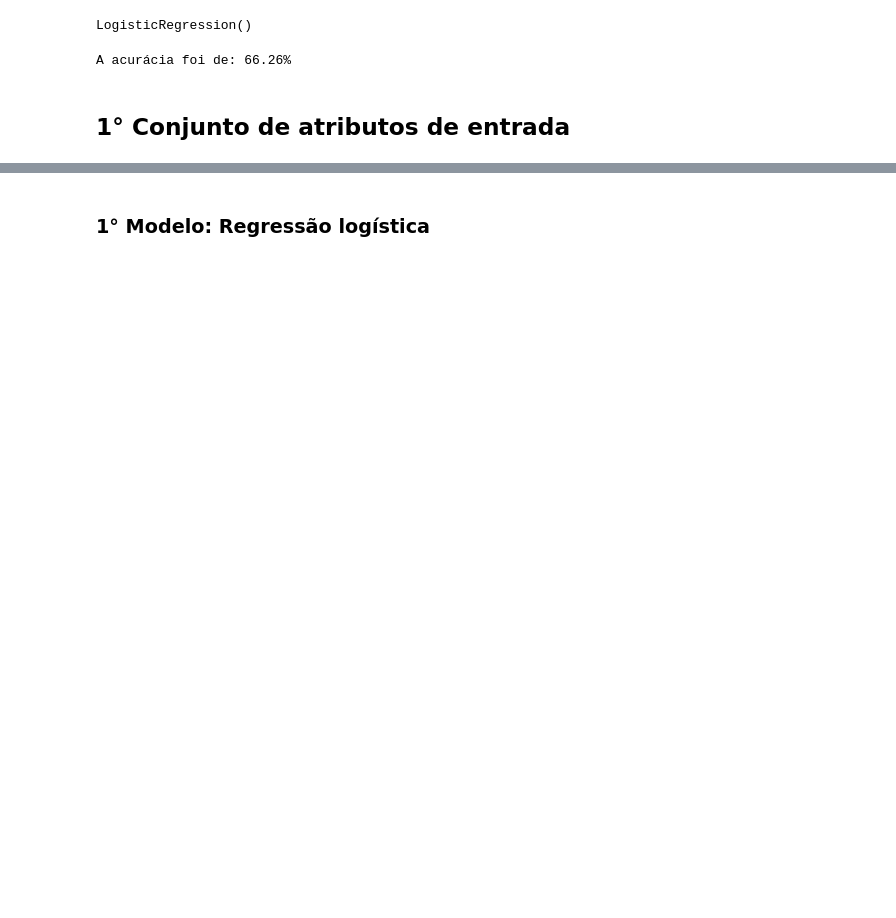
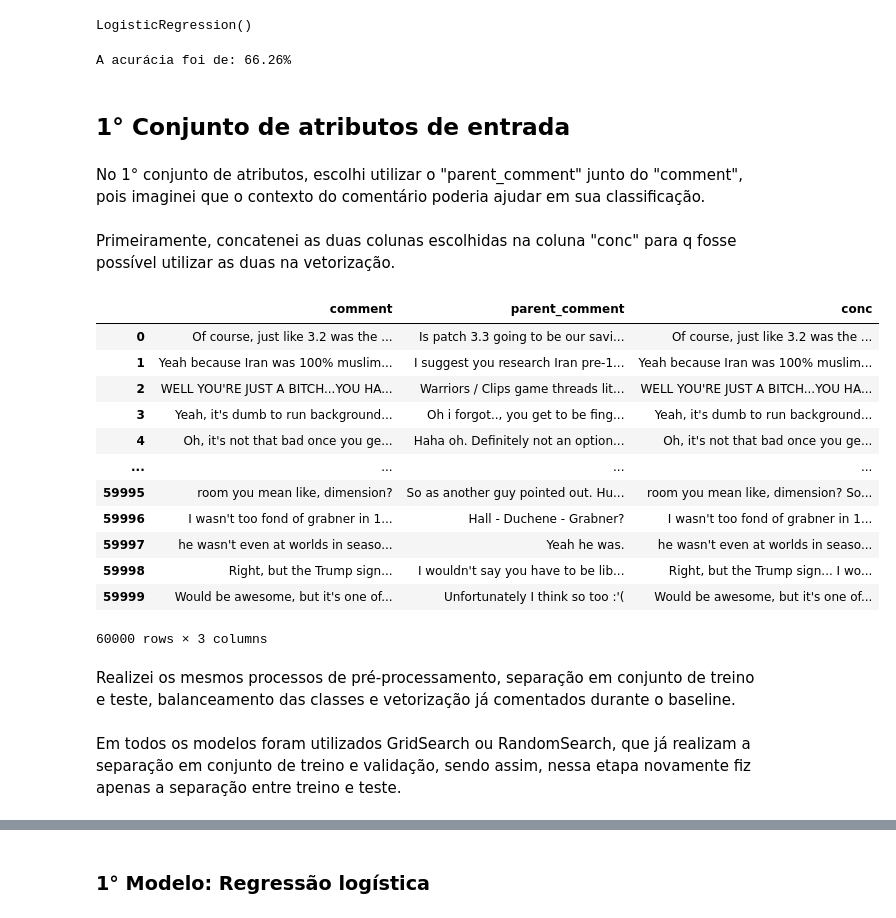
Before and after one commit to juliomaced0/Mentoria_Python_IA, a Jupyter notebook: Trabalho_Final/Trabalho Final.ipynb, the cells around one changed output, grey strips where cells are left out. Drawn from its saved outputs; the diff is of its cells as text; code cells hidden in the pictures; blank space fills up the shorter version.

```diff
--- a/Trabalho_Final/Trabalho Final.ipynb
+++ b/Trabalho_Final/Trabalho Final.ipynb
@@ -348,15 +400,38 @@ print(f'A acurácia foi de: {round(A1*100, 2)}%')
 A acurácia foi de: 66.26%
 # %% [markdown]
 ## 1° Conjunto de atributos de entrada
+# %% [markdown]
+No 1° conjunto de atributos, escolhi utilizar o "parent_comment" junto do "comment", pois imaginei que o contexto do comentário poderia ajudar em sua classificação.
 # %%
 X1 = df[['comment', 'parent_comment']]
 y = df['label']
+# %% [markdown]
+Primeiramente, concatenei as duas colunas escolhidas na coluna "conc" para q fosse possível utilizar as duas na vetorização.
 # %%
 X1['conc'] = X1[['comment', 'parent_comment']].agg(' '.join, axis=1)
+X1
+# %% [output]
+|  | comment | parent_comment | conc |
+| 0 | Of course, just like 3.2 was the ... | Is patch 3.3 going to be our savi... | Of course, just like 3.2 was the ... |
+| 1 | Yeah because Iran was 100% muslim... | I suggest you research Iran pre-1... | Yeah because Iran was 100% muslim... |
+| 2 | WELL YOU'RE JUST A BITCH...YOU HA... | Warriors / Clips game threads lit... | WELL YOU'RE JUST A BITCH...YOU HA... |
+| 3 | Yeah, it's dumb to run background... | Oh i forgot.., you get to be fing... | Yeah, it's dumb to run background... |
+| 4 | Oh, it's not that bad once you ge... | Haha oh. Definitely not an option... | Oh, it's not that bad once you ge... |
+| ... | ... | ... | ... |
+| 59995 | room you mean like, dimension? | So as another guy pointed out. Hu... | room you mean like, dimension? So... |
+| 59996 | I wasn't too fond of grabner in 1... | Hall - Duchene - Grabner? | I wasn't too fond of grabner in 1... |
+| 59997 | he wasn't even at worlds in seaso... | Yeah he was. | he wasn't even at worlds in seaso... |
+| 59998 | Right, but the Trump sign... | I wouldn't say you have to be lib... | Right, but the Trump sign... I wo... |
+| 59999 | Would be awesome, but it's one of... | Unfortunately I think so too :'( | Would be awesome, but it's one of... |
+60000 rows × 3 columns
+# %% [markdown]
+Realizei os mesmos processos de pré-processamento, separação em conjunto de treino e teste, balanceamento das classes e vetorização já comentados durante o baseline.
 # %%
 lista = []
 for i in X1['conc']:
     f = preprocess(i)
     lista.append(f)
 X1_PP = pd.DataFrame (lista, columns = ['conc'])
+# %% [markdown]
+Em todos os modelos foram utilizados GridSearch ou RandomSearch, que já realizam a separação em conjunto de treino e validação, sendo assim, nessa etapa novamente fiz apenas a separação entre treino e teste.
 # %%
```
Also changed, not shown: parts of 72 cells of this notebook.
